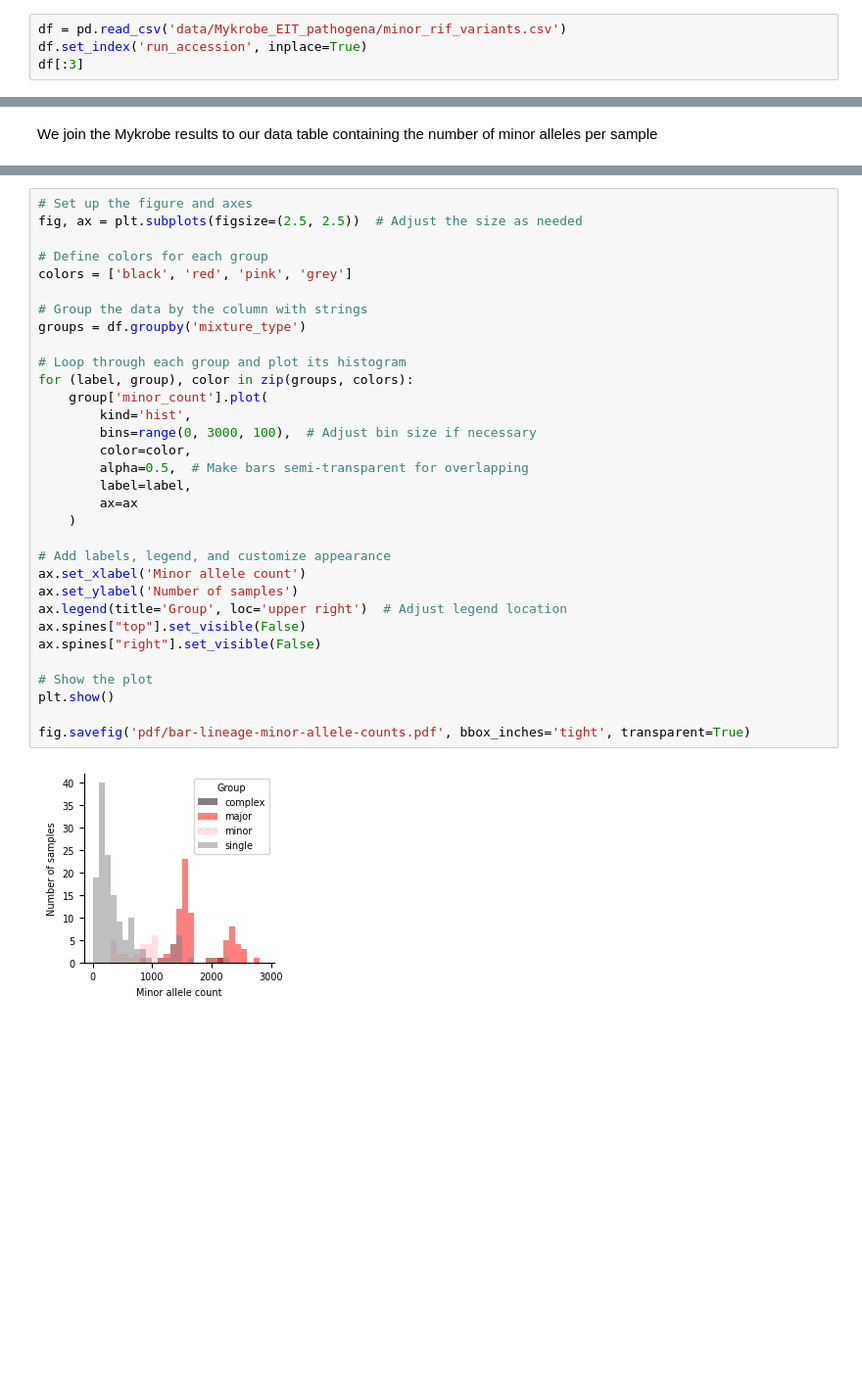
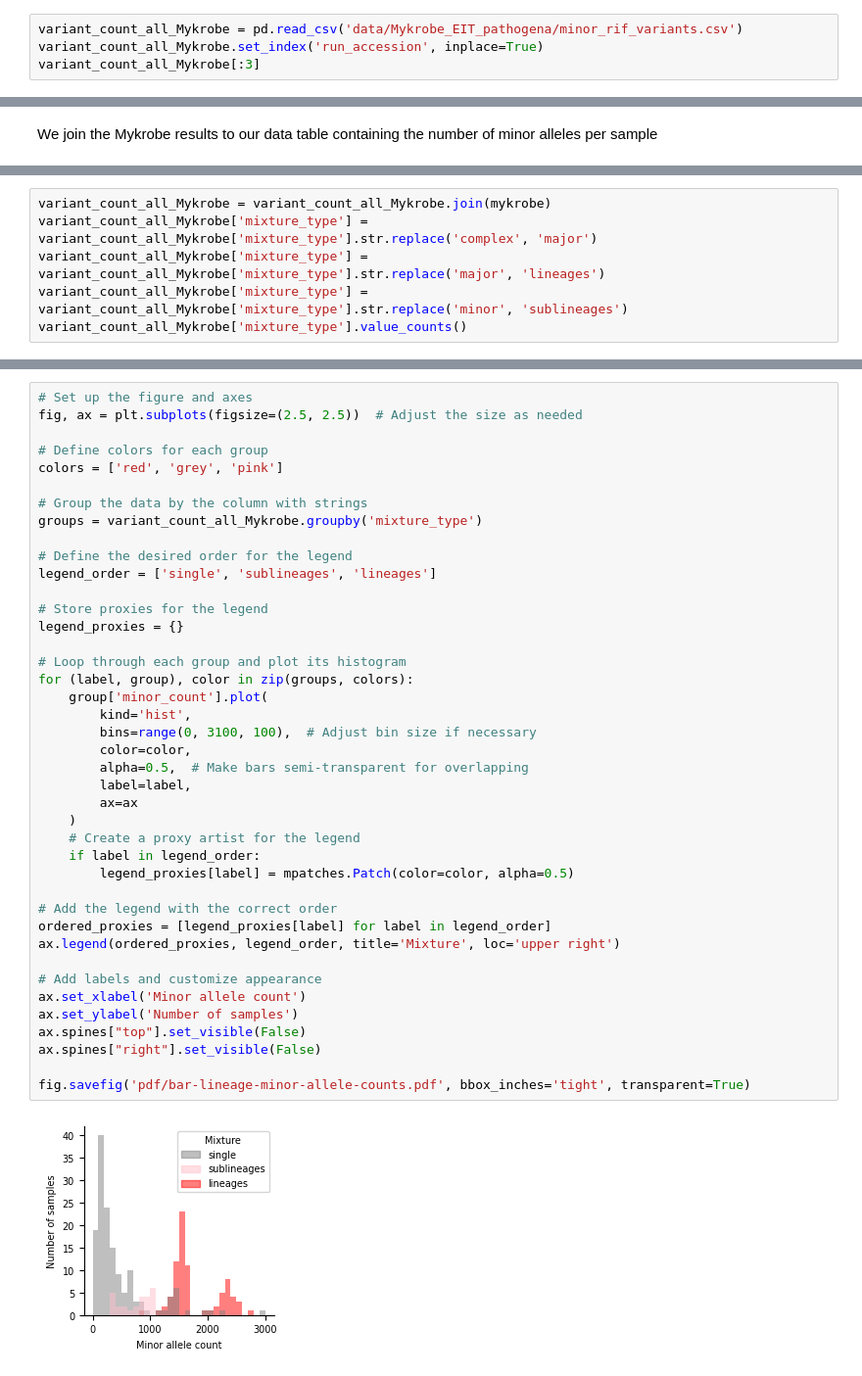
Before and after one commit to fowler-lab/tuberculosis-RNAP-subpopulations, a Jupyter notebook: analysis.ipynb, the cells around one changed output, grey strips where cells are left out. Shown at 98% size. Drawn from its saved outputs; the diff is of its cells as text; blank space fills up the shorter version.

```diff
--- a/analysis.ipynb
+++ b/analysis.ipynb
@@ -840,7 +842,7 @@ df2.to_csv('data/Mykrobe_EIT_pathogena/minor_rif_variants.csv')
 # %%
-df = pd.read_csv('data/Mykrobe_EIT_pathogena/minor_rif_variants.csv')
-df.set_index('run_accession', inplace=True)
-df[:3]
+variant_count_all_Mykrobe = pd.read_csv('data/Mykrobe_EIT_pathogena/minor_rif_variants.csv')
+variant_count_all_Mykrobe.set_index('run_accession', inplace=True)
+variant_count_all_Mykrobe[:3]
 # %% [output]
 |  | UNIQUEID | uniqueid | gene | gene_position | mutation | variant | codon_idx | nucleotide_index | ... |
 | run_accession |  |  |  |  |  |  |  |  | ... |
@@ -882,0 +867,6 @@ df
+# %%
+variant_count_all_Mykrobe = variant_count_all_Mykrobe.join(mykrobe)
+variant_count_all_Mykrobe['mixture_type'] = variant_count_all_Mykrobe['mixture_type'].str.replace('complex', 'major')
+variant_count_all_Mykrobe['mixture_type'] = variant_count_all_Mykrobe['mixture_type'].str.replace('major', 'lineages')
+variant_count_all_Mykrobe['mixture_type'] = variant_count_all_Mykrobe['mixture_type'].str.replace('minor', 'sublineages')
+variant_count_all_Mykrobe['mixture_type'].value_counts()
@@ -883,34 +888,43 @@ df
 # %%
 # Set up the figure and axes
 fig, ax = plt.subplots(figsize=(2.5, 2.5))  # Adjust the size as needed
 
 # Define colors for each group
-colors = ['black', 'red', 'pink', 'grey']
+colors = ['red', 'grey', 'pink']
 
 # Group the data by the column with strings
-groups = df.groupby('mixture_type')
+groups = variant_count_all_Mykrobe.groupby('mixture_type')
+
+# Define the desired order for the legend
+legend_order = ['single', 'sublineages', 'lineages']
+
+# Store proxies for the legend
+legend_proxies = {}
 
 # Loop through each group and plot its histogram
 for (label, group), color in zip(groups, colors):
     group['minor_count'].plot(
         kind='hist',
-        bins=range(0, 3000, 100),  # Adjust bin size if necessary
+        bins=range(0, 3100, 100),  # Adjust bin size if necessary
         color=color,
         alpha=0.5,  # Make bars semi-transparent for overlapping
         label=label,
         ax=ax
     )
+    # Create a proxy artist for the legend
+    if label in legend_order:
+        legend_proxies[label] = mpatches.Patch(color=color, alpha=0.5)
 
-# Add labels, legend, and customize appearance
+# Add the legend with the correct order
+ordered_proxies = [legend_proxies[label] for label in legend_order]
+ax.legend(ordered_proxies, legend_order, title='Mixture', loc='upper right')
+
+# Add labels and customize appearance
 ax.set_xlabel('Minor allele count')
 ax.set_ylabel('Number of samples')
-ax.legend(title='Group', loc='upper right')  # Adjust legend location
 ax.spines["top"].set_visible(False)
 ax.spines["right"].set_visible(False)
 
-# Show the plot
-plt.show()
-
 fig.savefig('pdf/bar-lineage-minor-allele-counts.pdf', bbox_inches='tight', transparent=True)
 # %% [output]
-[figure, old version]
+[figure, new version]
```
Also changed, not shown: parts of 13 cells of this notebook, 1 other file.
